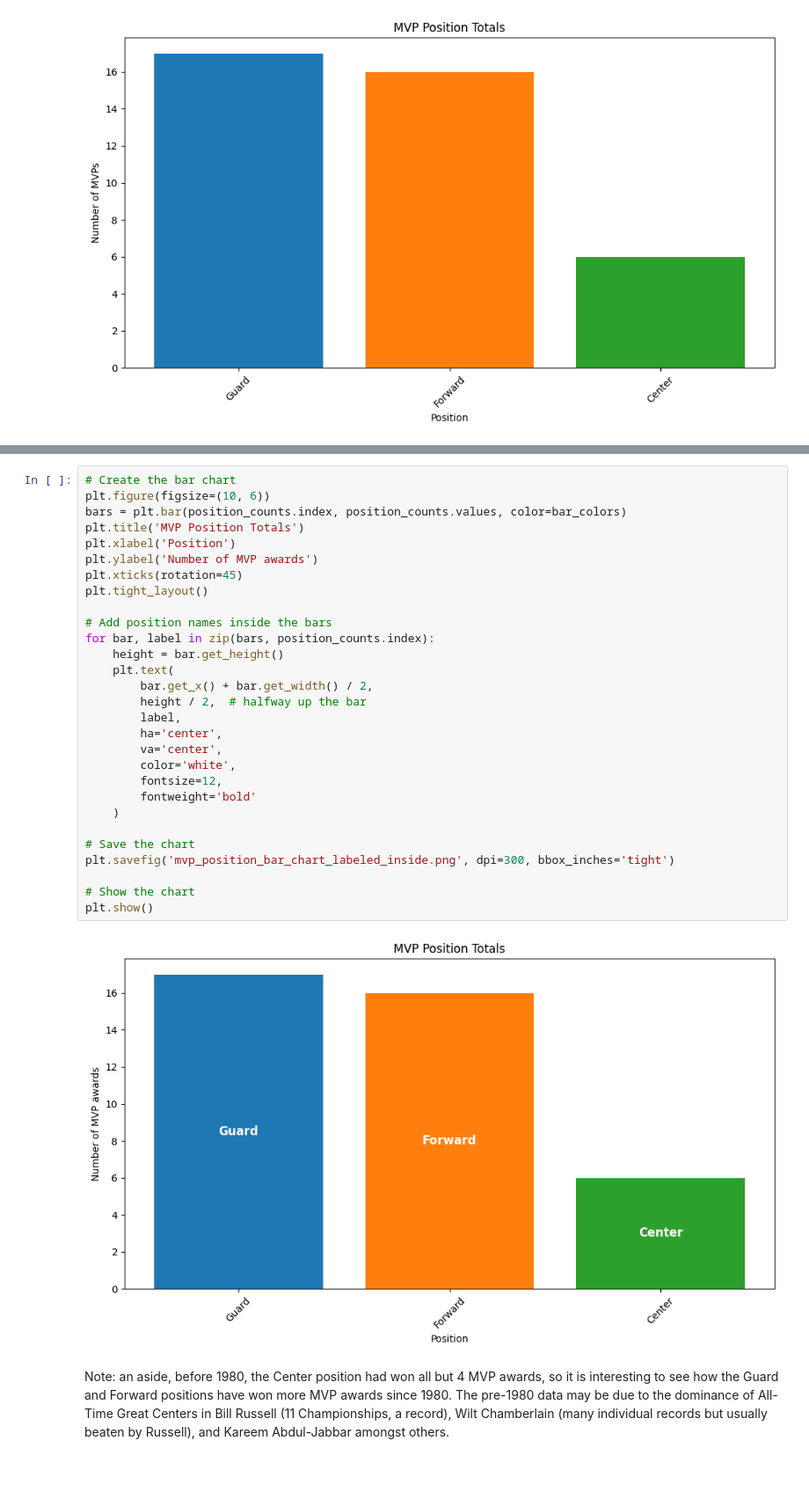
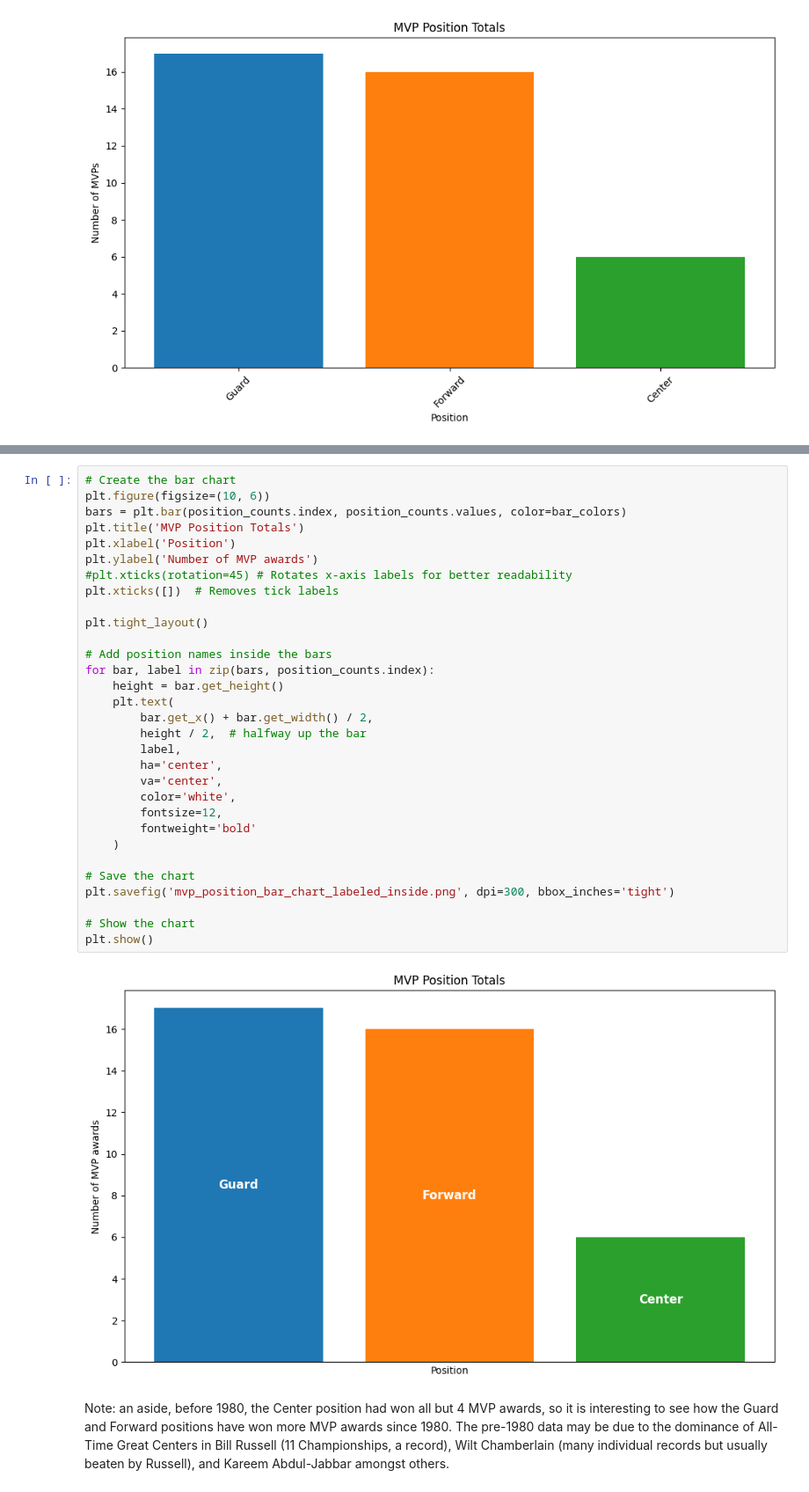
Before and after one commit to rmj9000/nba_analysis, a Jupyter notebook: jupyter_notebooks/05_matplotlib.ipynb, the cells around one changed output, grey strips where cells are left out. Shown at 88% size. Drawn from its saved outputs; the diff is of its cells as text.

Commit message:
Remove x-axis tick labels which are already inside the bars themselves

```diff
--- a/jupyter_notebooks/05_matplotlib.ipynb
+++ b/jupyter_notebooks/05_matplotlib.ipynb
@@ -190,34 +194,36 @@ plt.show()
 # %%
 # Create the bar chart
 plt.figure(figsize=(10, 6))
 bars = plt.bar(position_counts.index, position_counts.values, color=bar_colors)
 plt.title('MVP Position Totals')
 plt.xlabel('Position')
 plt.ylabel('Number of MVP awards')
-plt.xticks(rotation=45)
+#plt.xticks(rotation=45) # Rotates x-axis labels for better readability
+plt.xticks([])  # Removes tick labels
+
 plt.tight_layout()
 
 # Add position names inside the bars
 for bar, label in zip(bars, position_counts.index):
     height = bar.get_height()
     plt.text(
         bar.get_x() + bar.get_width() / 2,
         height / 2,  # halfway up the bar
         label,
         ha='center',
         va='center',
         color='white',
         fontsize=12,
         fontweight='bold'
     )
 
 # Save the chart
 plt.savefig('mvp_position_bar_chart_labeled_inside.png', dpi=300, bbox_inches='tight')
 
 # Show the chart
 plt.show()
 # %% [output]
-[figure, old version]
+[figure, new version]
 # %% [markdown]
 Note: an aside, before 1980, the Center position had won all but 4 MVP awards, so it is interesting to see how the Guard and Forward positions have won more MVP awards since 1980. The pre-1980 data may be due to the dominance of All-Time Great Centers in Bill Russell (11 Championships, a record), Wilt Chamberlain (many individual records but usually beaten by Russell), and Kareem Abdul-Jabbar amongst others.
 # %% [markdown]
```
Also changed, not shown: parts of 1 cell of this notebook, 1 other file.
